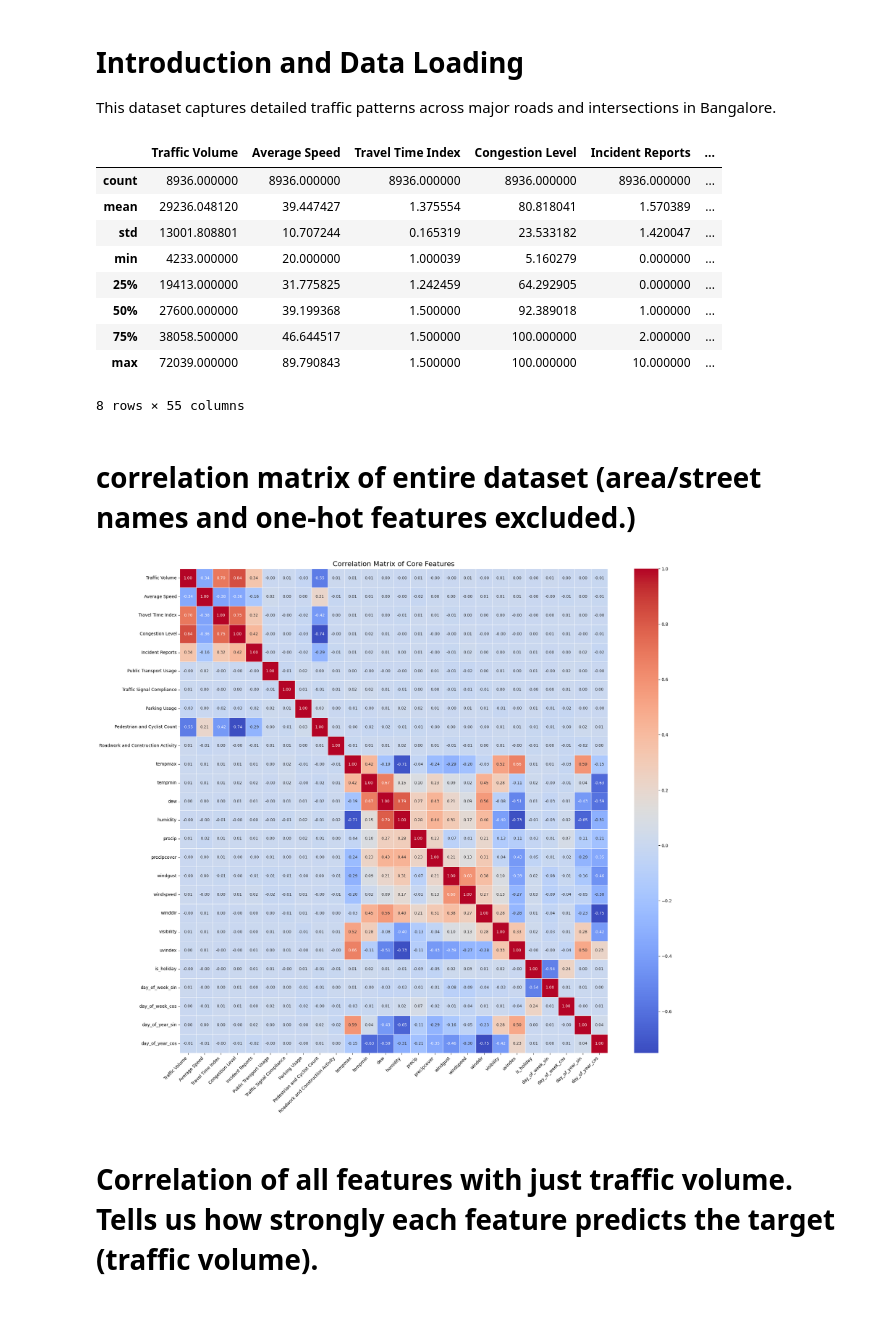
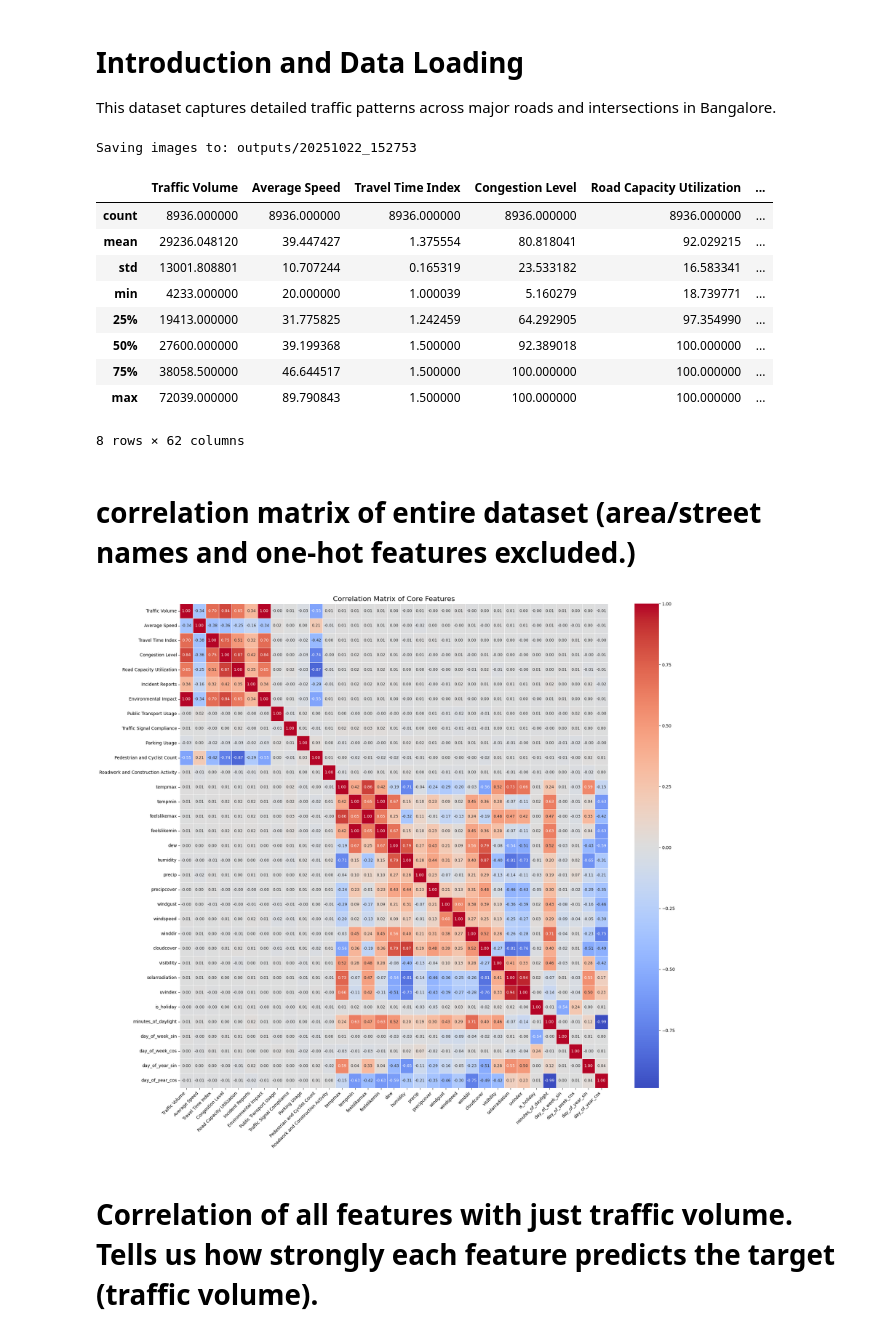
Before and after one commit to pranav738/fods_assignment, a Jupyter notebook: src/notebooks/in-depth-analysis-of-bangalore-traffic.ipynb, the cells around one changed output. Saved outputs shown, nothing was run; the diff lists cells and outputs as text; code cells hidden in the pictures.

```diff
--- a/src/notebooks/in-depth-analysis-of-bangalore-traffic.ipynb
+++ b/src/notebooks/in-depth-analysis-of-bangalore-traffic.ipynb
@@ -7,4 +7,4 @@ import pandas as pd
 import matplotlib.pyplot as plt
 import seaborn as sns
 df = pd.read_csv('../../datasets/raw/enriched_sample.csv')
-df_encoded = pd.read_csv('../../datasets/processed/enriched_sample_encoded.csv')
+df_encoded = pd.read_csv('../../datasets/processed/enriched_sample_encoded_old.csv')
@@ -15,16 +11,28 @@ import plotly.graph_objects as go
+# %%
+import os
+from datetime import datetime
+
+timestamp = datetime.now().strftime('%Y%m%d_%H%M%S')
+output_dir = f'outputs/{timestamp}'
+os.makedirs(output_dir, exist_ok=True)
+print(f'Saving images to: {output_dir}')
+
+img_count = {'num': 0}
+# %% [output]
+Saving images to: outputs/20251022_152753
 # %%
 df_encoded.describe(include = 'all')
 # %% [output]
-|  | Traffic Volume | Average Speed | Travel Time Index | Congestion Level | Incident Reports | ... |
+|  | Traffic Volume | Average Speed | Travel Time Index | Congestion Level | Road Capacity Utilization | ... |
 | count | 8936.000000 | 8936.000000 | 8936.000000 | 8936.000000 | 8936.000000 | ... |
-| mean | 29236.048120 | 39.447427 | 1.375554 | 80.818041 | 1.570389 | ... |
-| std | 13001.808801 | 10.707244 | 0.165319 | 23.533182 | 1.420047 | ... |
-| min | 4233.000000 | 20.000000 | 1.000039 | 5.160279 | 0.000000 | ... |
-| 25% | 19413.000000 | 31.775825 | 1.242459 | 64.292905 | 0.000000 | ... |
-| 50% | 27600.000000 | 39.199368 | 1.500000 | 92.389018 | 1.000000 | ... |
-| 75% | 38058.500000 | 46.644517 | 1.500000 | 100.000000 | 2.000000 | ... |
-| max | 72039.000000 | 89.790843 | 1.500000 | 100.000000 | 10.000000 | ... |
+| mean | 29236.048120 | 39.447427 | 1.375554 | 80.818041 | 92.029215 | ... |
+| std | 13001.808801 | 10.707244 | 0.165319 | 23.533182 | 16.583341 | ... |
+| min | 4233.000000 | 20.000000 | 1.000039 | 5.160279 | 18.739771 | ... |
+| 25% | 19413.000000 | 31.775825 | 1.242459 | 64.292905 | 97.354990 | ... |
+| 50% | 27600.000000 | 39.199368 | 1.500000 | 92.389018 | 100.000000 | ... |
+| 75% | 38058.500000 | 46.644517 | 1.500000 | 100.000000 | 100.000000 | ... |
+| max | 72039.000000 | 89.790843 | 1.500000 | 100.000000 | 100.000000 | ... |
-8 rows × 55 columns
+8 rows × 62 columns
 # %% [markdown]
 # correlation matrix of entire dataset (area/street names and one-hot features excluded.)
 # %%
@@ -33,34 +41,36 @@ all_cols = df_encoded.columns.tolist()
 # Find all the one-hot encoded "dummy" columns
 dummy_cols = [col for col in all_cols if
               'Weather Conditions_' in col or
               'Area Name_' in col or
               'Road/Intersection Name_' in col]
 
 # Create a new list of "core features" by excluding the dummy columns
 core_features = [col for col in all_cols if col not in dummy_cols]
 
 # Now, create the correlation matrix on this smaller, "core" DataFrame
 core_corr_matrix = df_encoded[core_features].corr()
 # --- End of new part ---
 
 
 # Plot the heatmap (using your code, but on the new matrix)
 plt.figure(figsize=(20, 18)) # Make it larger to fit the ~20 core features
 sns.heatmap(
     core_corr_matrix,
     annot=True,
     cmap='coolwarm',
     fmt=".2f",
     linewidths=.5,
     annot_kws={"size": 9} # Make annotations smaller
 )
 plt.title('Correlation Matrix of Core Features', fontsize=16)
 plt.xticks(rotation=45, ha='right')
 plt.yticks(rotation=0)
 plt.tight_layout()
+img_count['num'] += 1
+plt.savefig(f'{output_dir}/{img_count["num"]:02d}_correlation_matrix_core_features.png', dpi=300, bbox_inches='tight')
 plt.show()
 # %% [output]
-[figure, old version]
+[figure, new version]
 # %% [markdown]
 # Correlation of all features with just traffic volume. Tells us how strongly each feature predicts the target (traffic volume).
 # %%
```
Also changed, not shown: parts of 14 cells of this notebook, 2 other files.
